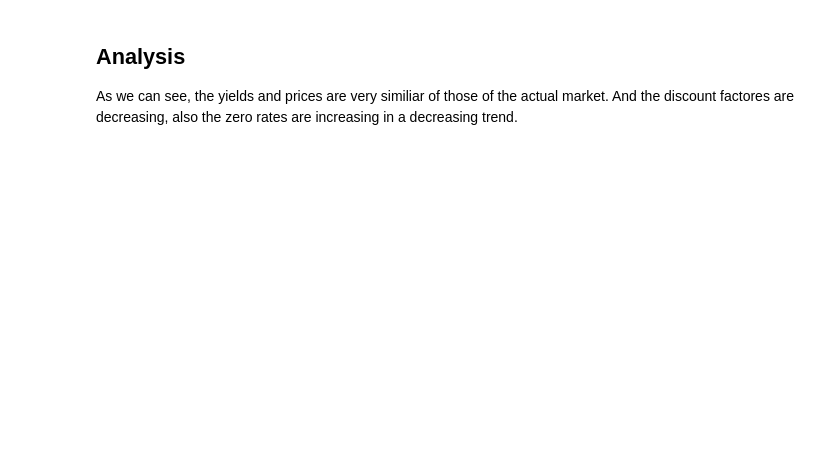
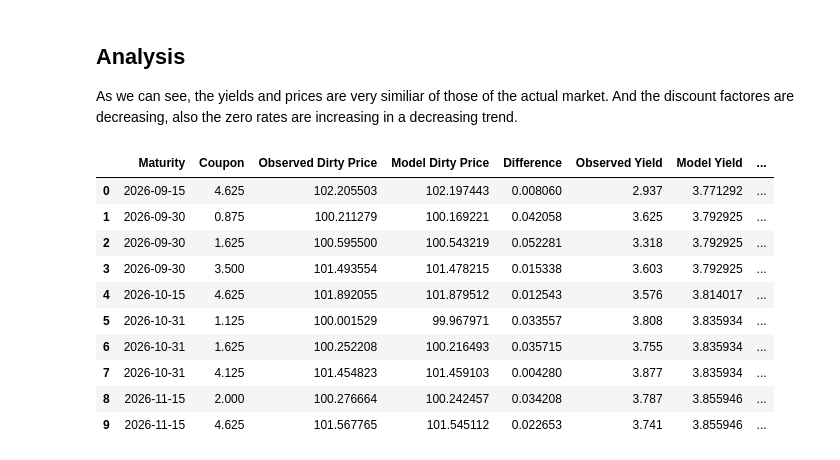
Before and after one commit to elopezarb/zcb_treasury_curve, a Jupyter notebook: notebooks/ZCB Bond Yield Curve.ipynb, the cells around one changed output. Cells and saved outputs as stored; diff of their text form; code cells hidden in the pictures; blank space fills up the shorter version.

```diff
--- a/notebooks/ZCB Bond Yield Curve.ipynb
+++ b/notebooks/ZCB Bond Yield Curve.ipynb
@@ -747,3 +743,31 @@ plt.ylim(discount_factors.min(), discount_factors.max() + .1)
 ## Analysis
 
 As we can see, the yields and prices are very similiar of those of the actual market. And the discount factores are decreasing, also the zero rates are increasing in a decreasing trend.
+# %%
+#table result creation
+
+result_table = pd.DataFrame({'Maturity': bond_data['Maturity'],
+                             'Coupon': bond_data['Coupon'],
+                                'Observed Dirty Price': bond_data['Dirty Price'],
+                                'Model Dirty Price': model_prices,
+                                'Difference': np.abs(bond_data['Dirty Price'] - model_prices),
+                                'Observed Yield': bond_data['Asked yield'],
+                                'Model Yield': np.array(model_ytm)*100,
+                                'Yield Difference': np.abs(bond_data['Asked yield'] - np.array(model_ytm)*100)
+                                })
+
+result_table.to_csv(PROJECT_ROOT / 'data' / 'processed' / 'result_table.csv', index=False)
+# %%
+result_table.head(10)
+# %% [output]
+|  | Maturity | Coupon | Observed Dirty Price | Model Dirty Price | Difference | Observed Yield | Model Yield | ... |
+| 0 | 2026-09-15 | 4.625 | 102.205503 | 102.197443 | 0.008060 | 2.937 | 3.771292 | ... |
+| 1 | 2026-09-30 | 0.875 | 100.211279 | 100.169221 | 0.042058 | 3.625 | 3.792925 | ... |
+| 2 | 2026-09-30 | 1.625 | 100.595500 | 100.543219 | 0.052281 | 3.318 | 3.792925 | ... |
+| 3 | 2026-09-30 | 3.500 | 101.493554 | 101.478215 | 0.015338 | 3.603 | 3.792925 | ... |
+| 4 | 2026-10-15 | 4.625 | 101.892055 | 101.879512 | 0.012543 | 3.576 | 3.814017 | ... |
+| 5 | 2026-10-31 | 1.125 | 100.001529 | 99.967971 | 0.033557 | 3.808 | 3.835934 | ... |
+| 6 | 2026-10-31 | 1.625 | 100.252208 | 100.216493 | 0.035715 | 3.755 | 3.835934 | ... |
+| 7 | 2026-10-31 | 4.125 | 101.454823 | 101.459103 | 0.004280 | 3.877 | 3.835934 | ... |
+| 8 | 2026-11-15 | 2.000 | 100.276664 | 100.242457 | 0.034208 | 3.787 | 3.855946 | ... |
+| 9 | 2026-11-15 | 4.625 | 101.567765 | 101.545112 | 0.022653 | 3.741 | 3.855946 | ... |
```
Also changed, not shown: parts of 9 cells of this notebook, 2 other files.
